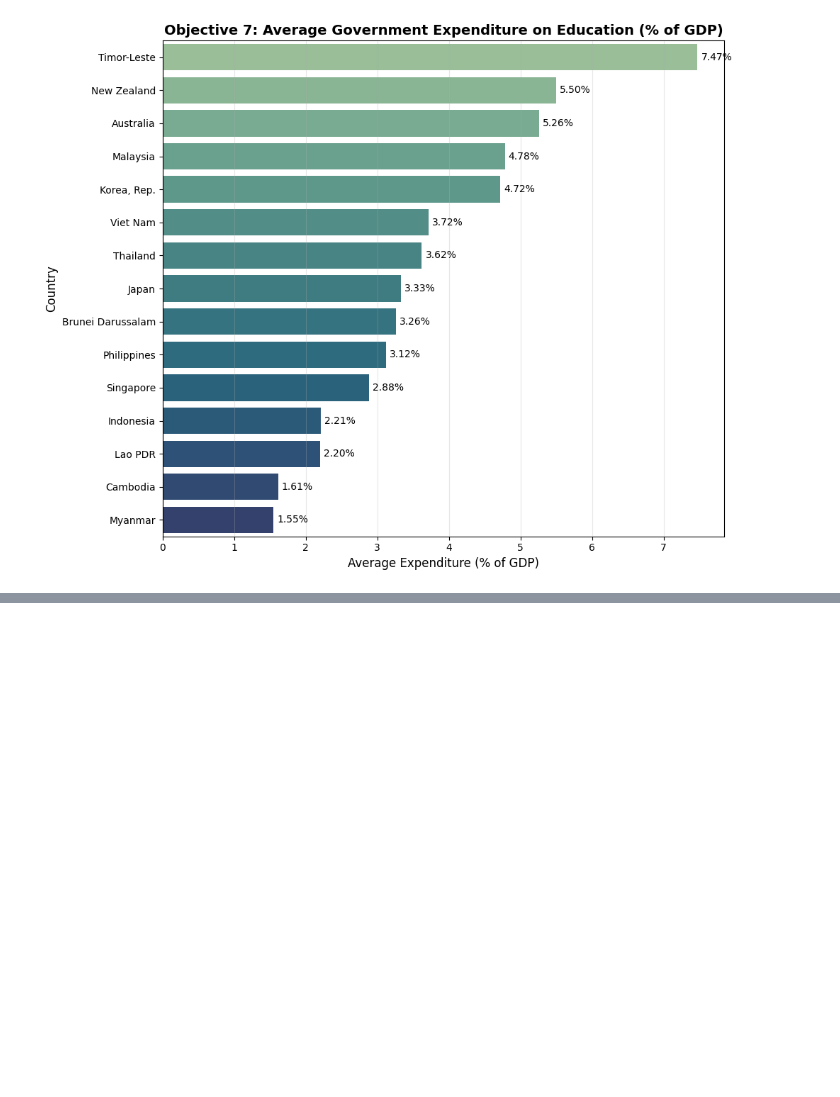
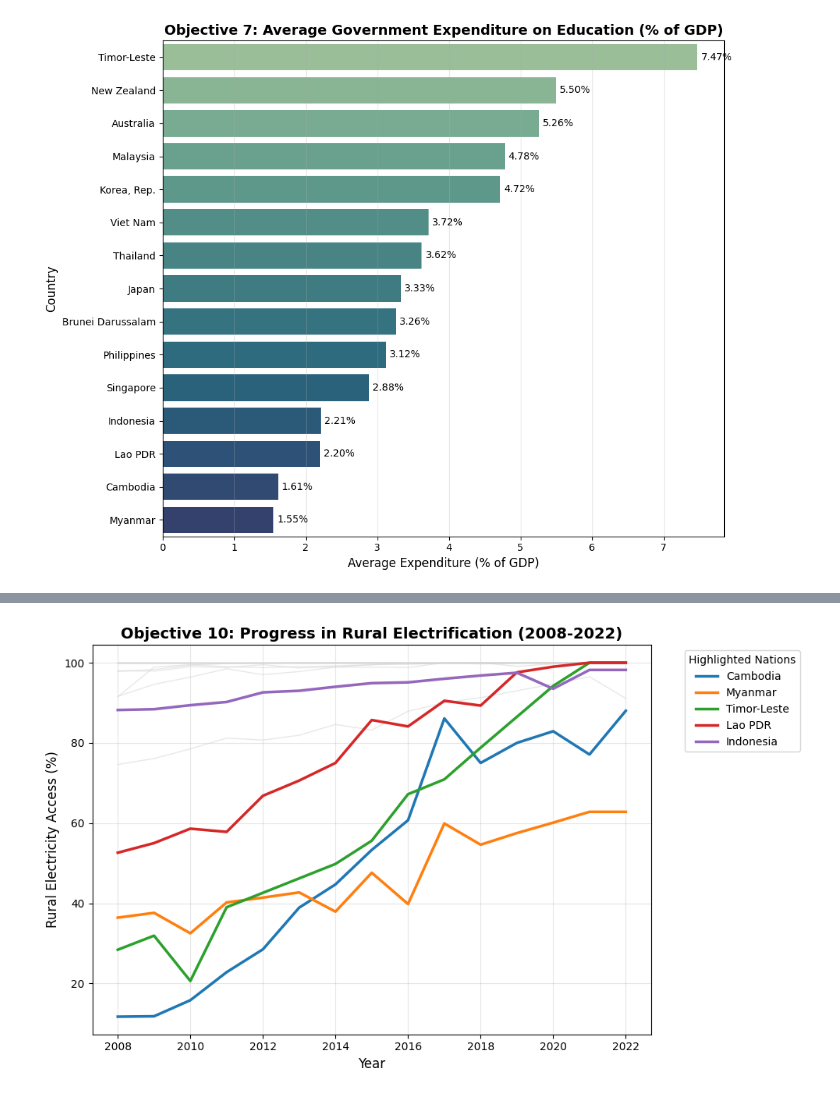
Before and after one commit to ThomasdeCarpio/DV-Lab02, a Jupyter notebook: visualize.ipynb, the cells around one changed output, grey strips where cells are left out. Cells and saved outputs as stored; diff of their text form; code cells hidden in the pictures; blank space fills up the shorter version.

```diff
--- a/visualize.ipynb
+++ b/visualize.ipynb
@@ -669,0 +745,30 @@ plt.show()
+# %%
+# Objective 10 Code
+plt.figure(figsize=(10, 6))
+
+# Highlight developing nations showing progress
+highlight_elec = ['Cambodia', 'Myanmar', 'Timor-Leste', 'Lao PDR', 'Indonesia']
+palette_elec = sns.color_palette("tab10", len(highlight_elec))
+
+# Plot background
+for country in pivot_df['Country Name'].unique():
+    if country not in highlight_elec:
+        country_data = pivot_df[pivot_df['Country Name'] == country]
+        sns.lineplot(data=country_data, x='Year', y='Access to electricity, rural (% of rural population)',
+                     color='lightgray', alpha=0.5, linewidth=1)
+
+# Plot highlights
+for idx, country in enumerate(highlight_elec):
+    country_data = pivot_df[pivot_df['Country Name'] == country]
+    sns.lineplot(data=country_data, x='Year', y='Access to electricity, rural (% of rural population)',
+                 color=palette_elec[idx], label=country, linewidth=2.5)
+
+plt.title('Objective 10: Progress in Rural Electrification (2008-2022)', fontsize=14, fontweight='bold')
+plt.xlabel('Year', fontsize=12)
+plt.ylabel('Rural Electricity Access (%)', fontsize=12)
+plt.legend(title='Highlighted Nations', bbox_to_anchor=(1.05, 1), loc='upper left')
+plt.grid(True, alpha=0.3)
+plt.tight_layout()
+plt.show()
+# %% [output]
+[figure, added]
```
Also changed, not shown: parts of 25 cells of this notebook.
